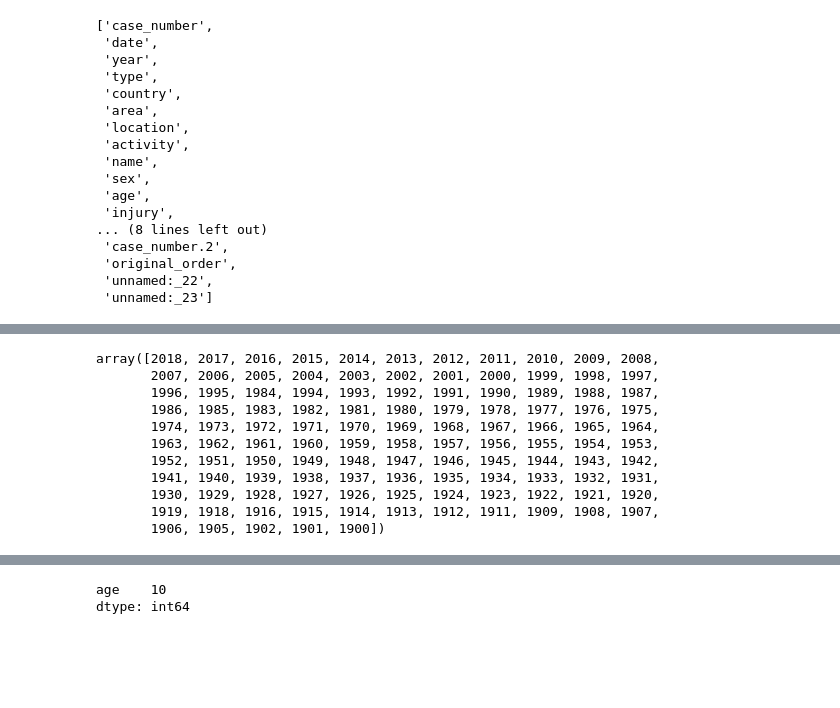
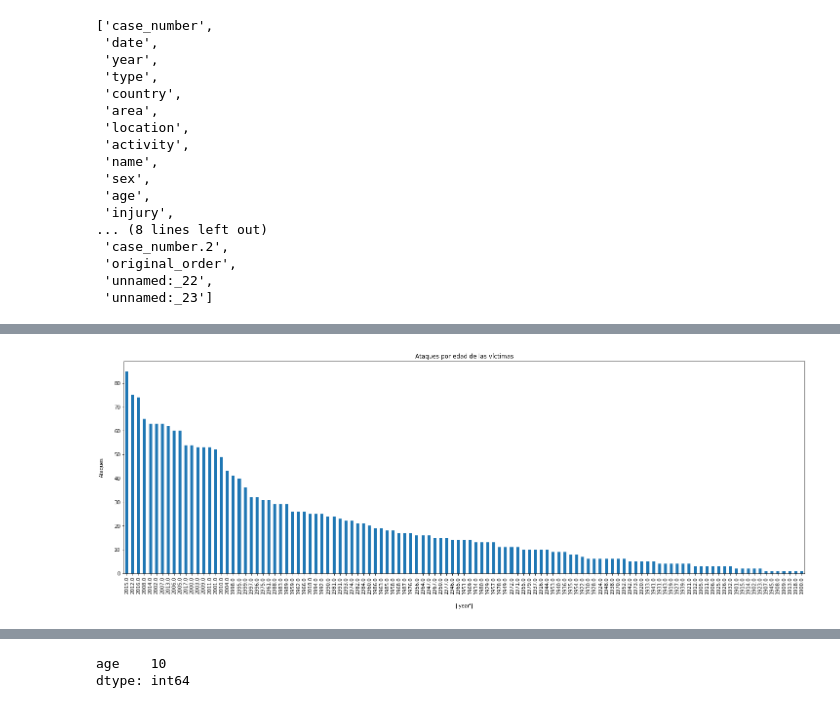
Before and after one commit to Vert-ix/SHARKs-ATTACK-DATASET_Berta, a Jupyter notebook: your.code/sharks_attack_dataset_Berta.ipynb, the cells around one changed output, grey strips where cells are left out. Cells and saved outputs as stored; diff of their text form; code cells hidden in the pictures; blank space fills up the shorter version.

```diff
--- a/your.code/sharks_attack_dataset_Berta.ipynb
+++ b/your.code/sharks_attack_dataset_Berta.ipynb
@@ -247,14 +291,0 @@ data['year'] = data['year'].astype(int)
-# %%
-data.year.unique()
-# %% [output]
-array([2018, 2017, 2016, 2015, 2014, 2013, 2012, 2011, 2010, 2009, 2008,
-       2007, 2006, 2005, 2004, 2003, 2002, 2001, 2000, 1999, 1998, 1997,
-       1996, 1995, 1984, 1994, 1993, 1992, 1991, 1990, 1989, 1988, 1987,
-       1986, 1985, 1983, 1982, 1981, 1980, 1979, 1978, 1977, 1976, 1975,
-       1974, 1973, 1972, 1971, 1970, 1969, 1968, 1967, 1966, 1965, 1964,
-       1963, 1962, 1961, 1960, 1959, 1958, 1957, 1956, 1955, 1954, 1953,
-       1952, 1951, 1950, 1949, 1948, 1947, 1946, 1945, 1944, 1943, 1942,
-       1941, 1940, 1939, 1938, 1937, 1936, 1935, 1934, 1933, 1932, 1931,
-       1930, 1929, 1928, 1927, 1926, 1925, 1924, 1923, 1922, 1921, 1920,
-       1919, 1918, 1916, 1915, 1914, 1913, 1912, 1911, 1909, 1908, 1907,
-       1906, 1905, 1902, 1901, 1900])
@@ -261,3 +294,12 @@ array([2018, 2017, 2016, 2015, 2014, 2013, 2012, 2011, 2010, 2009, 2008,
+# %%
+plt.figure(figsize=(25, 8))
+
+data.year.value_counts().plot.bar();
+plt.xlabel(['year'], labelpad=20)
+plt.ylabel('Ataques', labelpad=20)
+plt.title('Ataques por edad de las víctimas');
+# %% [output]
+[figure, added]
 # %%
 data['type'].unique()
 # %% [output]
```
Also changed, not shown: parts of 87 cells of this notebook, 4 other files.
